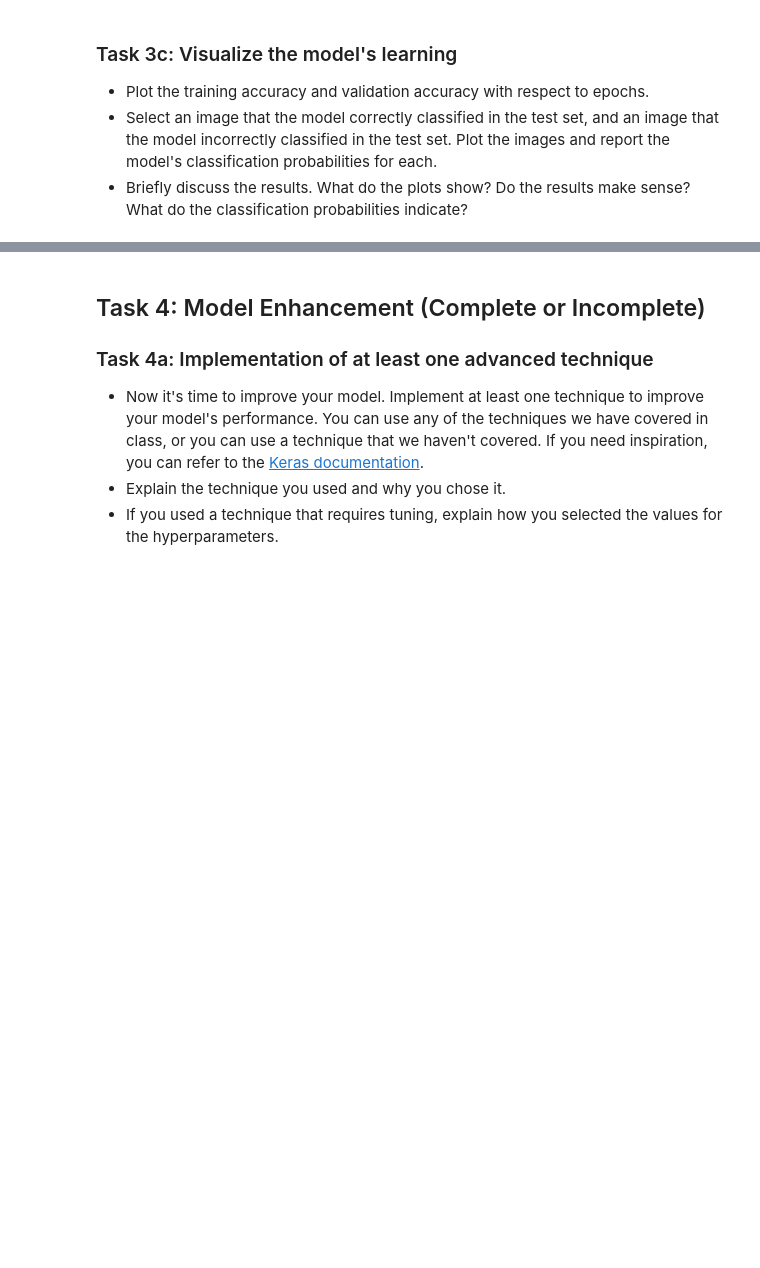
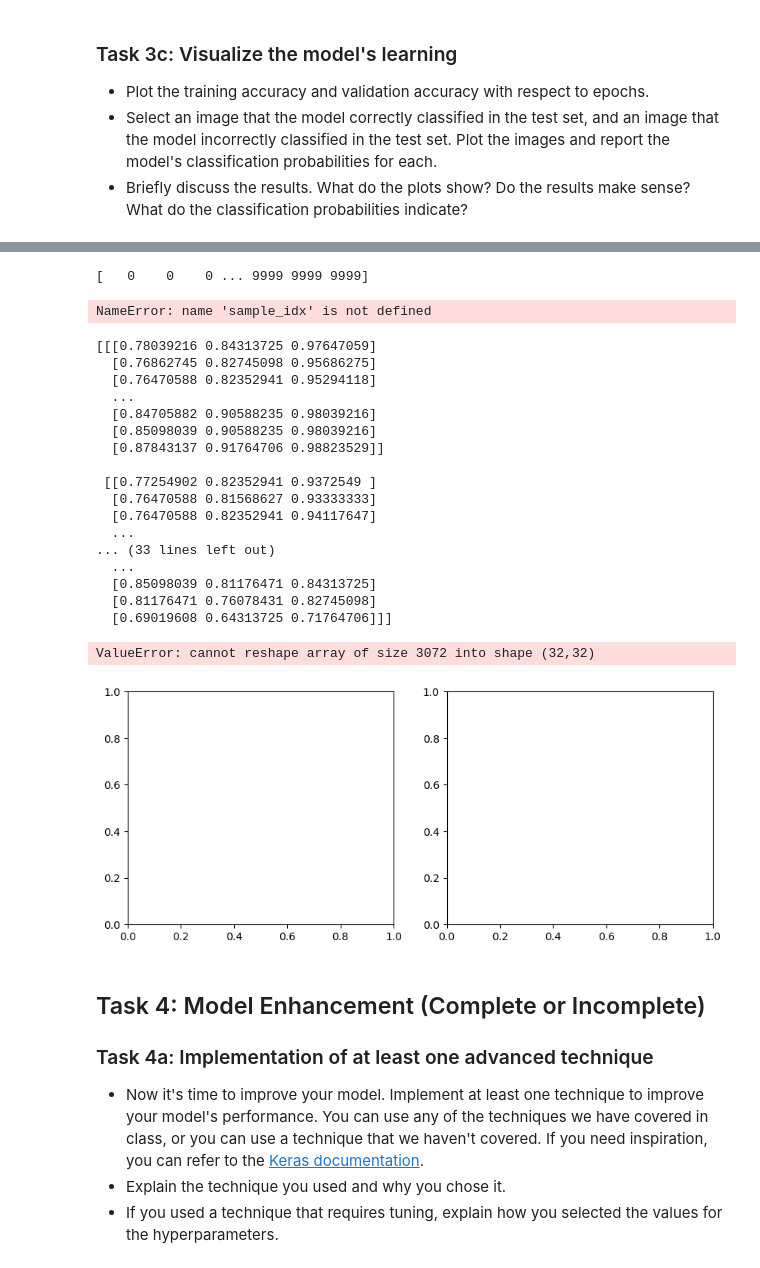
Before and after one commit to ishrathmi/deep_learning, a Jupyter notebook: 02_activities/assignments/assignment_1.ipynb, the cells around one changed output, grey strips where cells are left out. Drawn from its saved outputs; the diff is of its cells as text; code cells hidden in the pictures; blank space fills up the shorter version.

```diff
--- a/02_activities/assignments/assignment_1.ipynb
+++ b/02_activities/assignments/assignment_1.ipynb
@@ -258,3 +249,50 @@ plt.show()
+# %%
+print(wrong_indices)
+# %% [output]
+[   0    0    0 ... 9999 9999 9999]
+# %%
+print(x_test[sample_idx])
+# %% [output]
+NameError: name 'sample_idx' is not defined
+# %%
+def plot_prediction(model, sample_idx=0, classes=range(10)):
+    fig, (ax0, ax1) = plt.subplots(nrows=1, ncols=2, figsize=(10, 4))
+    print(x_test[sample_idx])
+    ax0.imshow((x_test[sample_idx]).reshape(32,32),
+               cmap=plt.cm.gray_r, interpolation='nearest')
+    ax0.set_title("True image label: %d" % y_test[sample_idx])
+
+
+    ax1.bar(classes, one_hot(len(classes), y_test[sample_idx]), label='true')
+    ax1.bar(classes, (x_test[sample_idx]), label='prediction', color="red")
+    ax1.set_xticks(classes)
+    prediction = model.predict(x_test[sample_idx])
+    ax1.set_title('Output probabilities (prediction: %d)'
+                  % prediction)
+    ax1.set_xlabel('Digit class')
+    ax1.legend()
+
+plot_prediction(model, sample_idx=0)
+# %% [output]
+[[[0.78039216 0.84313725 0.97647059]
+  [0.76862745 0.82745098 0.95686275]
+  [0.76470588 0.82352941 0.95294118]
+  ...
+  [0.84705882 0.90588235 0.98039216]
+  [0.85098039 0.90588235 0.98039216]
+  [0.87843137 0.91764706 0.98823529]]
+
+ [[0.77254902 0.82352941 0.9372549 ]
+  [0.76470588 0.81568627 0.93333333]
+  [0.76470588 0.82352941 0.94117647]
+  ...
+... (33 lines left out)
+  ...
+  [0.85098039 0.81176471 0.84313725]
+  [0.81176471 0.76078431 0.82745098]
+  [0.69019608 0.64313725 0.71764706]]]
+ValueError: cannot reshape array of size 3072 into shape (32,32)
+[figure, added]
 # %% [markdown]
 ## Task 4: Model Enhancement (Complete or Incomplete)
 ### Task 4a: Implementation of at least one advanced technique
```
Also changed, not shown: parts of 20 cells of this notebook, 2 other files.
